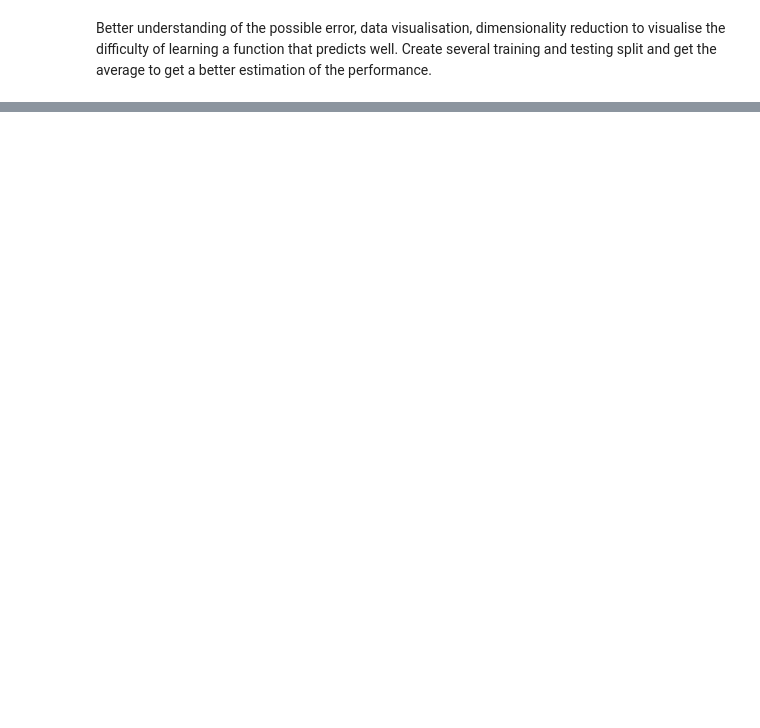
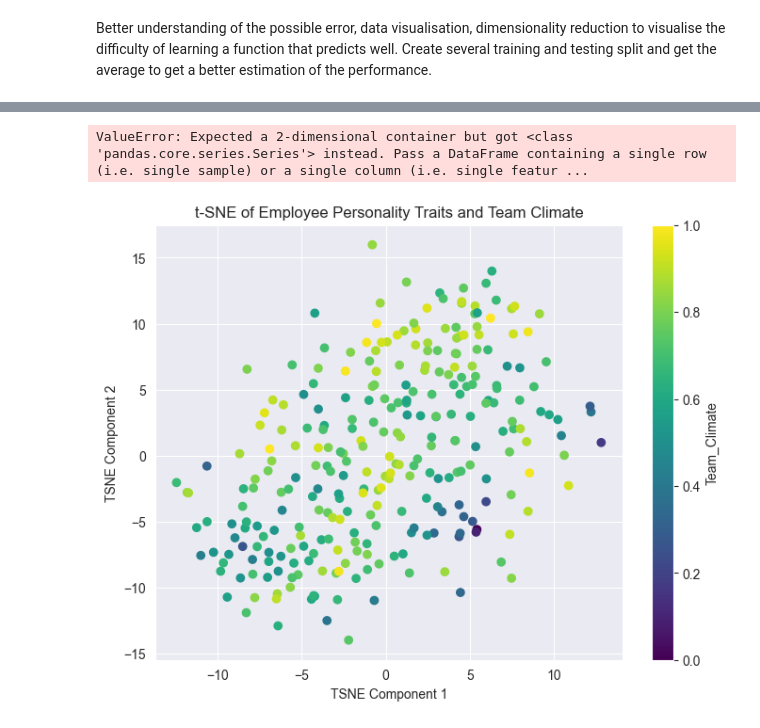
Before and after one commit to moon1201/PersonalityAndTeamClimate, a Jupyter notebook: Modeling.ipynb, the cells around one changed output, grey strips where cells are left out. Saved outputs shown, nothing was run; the diff lists cells and outputs as text; code cells hidden in the pictures; blank space fills up the shorter version.

Commit message:
Dimensionality reduction (PCA) is implemented to try to understand the bad performance of the machine learning models

```diff
--- a/Modeling.ipynb
+++ b/Modeling.ipynb
@@ -240,0 +252,37 @@ plt.savefig('PCA.png')
+# %%
+from sklearn.metrics import accuracy_score
+
+# Splitting the data into training and testing sets
+X_train, X_test, y_train, y_test = train_test_split(pca_result, target, test_size=0.2, random_state=42)
+
+# Training a Logistic Regression model
+model = RandomForestRegressor()
+model.fit(X_train, y_train)
+
+# Predicting on the test set
+y_pred = model.predict(X_test)
+
+# Evaluating the model
+accuracy = model.score(y_test, y_pred)
+print("Accuracy:", accuracy)
+# %% [output]
+ValueError: Expected a 2-dimensional container but got <class 'pandas.core.series.Series'> instead. Pass a DataFrame containing a single row (i.e. single sample) or a single column (i.e. single featur ...
+# %%
+from sklearn.manifold import TSNE
+
+tsne = TSNE(n_components=2 ,perplexity=30, max_iter=300, learning_rate=100, random_state=42)
+tsne_result = tsne.fit_transform(scaled_data)
+
+tsne_df = pd.DataFrame(tsne_result, columns=['TSNE1', 'TSNE2'])
+tsne_df['Team_Climate'] = target.values
+
+plt.figure(figsize=(8, 6))
+scatter = plt.scatter(tsne_df['TSNE1'], tsne_df['TSNE2'], c=tsne_df['Team_Climate'], cmap='viridis')
+plt.colorbar(scatter, label='Team_Climate')
+plt.xlabel('TSNE Component 1')
+plt.ylabel('TSNE Component 2')
+plt.title('t-SNE of Employee Personality Traits and Team Climate')
+plt.savefig('TSNE.png')
+plt.show()
+# %% [output]
+[figure, added]
```
Also changed, not shown: parts of 25 cells of this notebook, 2 other files.
